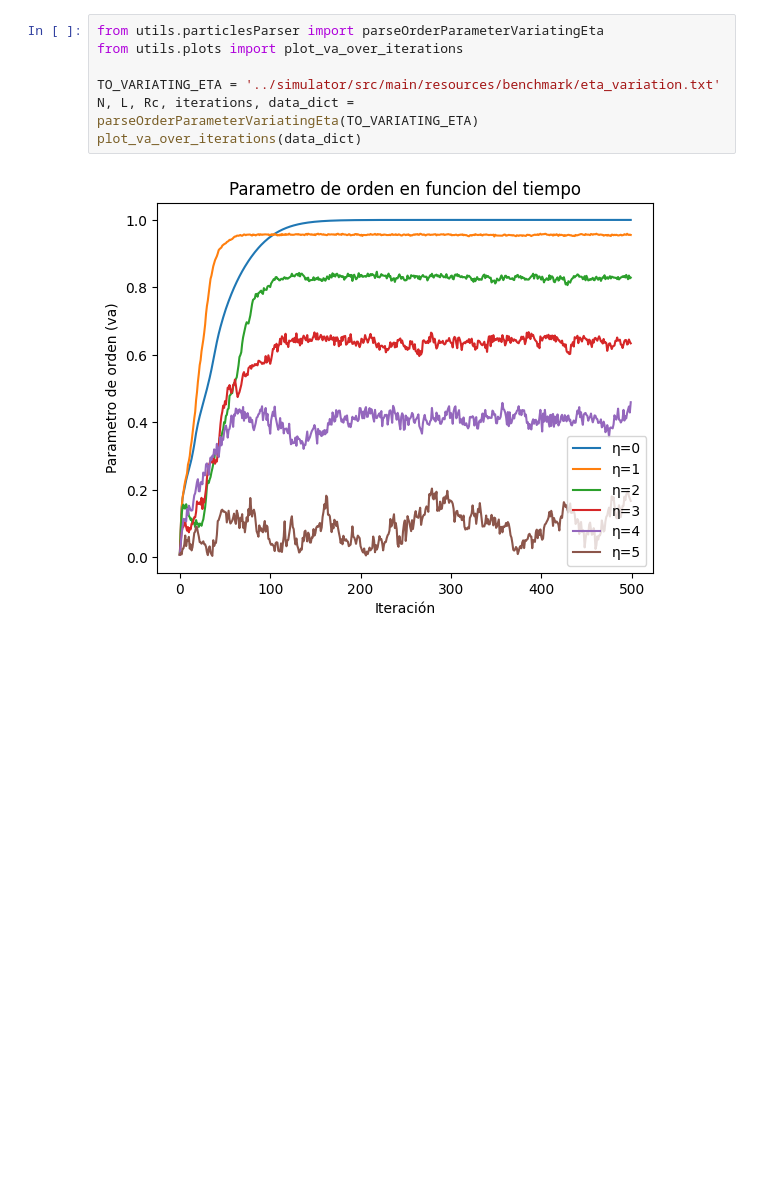
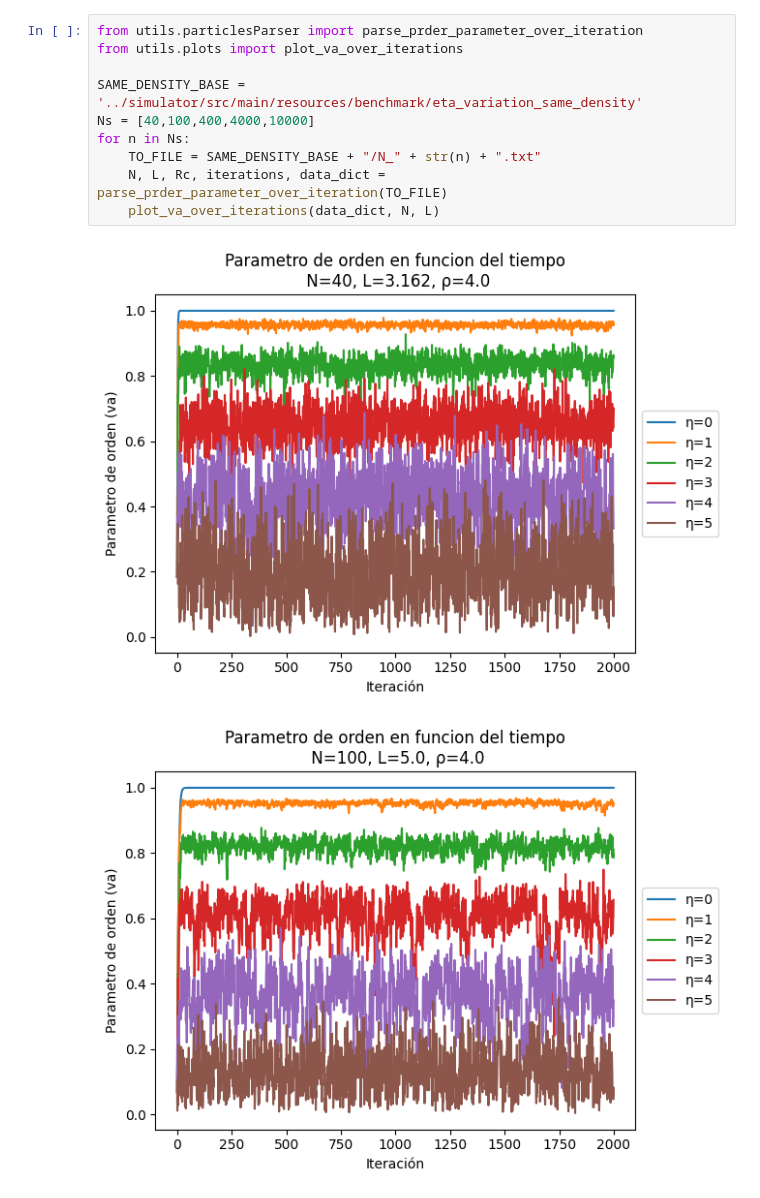
Before and after one commit to lukyferreiro/TPs-SS, a Jupyter notebook: TP2/animation/benchmark.ipynb, the cells around one changed output. Drawn from its saved outputs; the diff is of its cells as text; blank space fills up the shorter version.

Commit message:
Create plots

```diff
--- a/TP2/animation/benchmark.ipynb
+++ b/TP2/animation/benchmark.ipynb
@@ -1,9 +1,13 @@
 # %%
-from utils.particlesParser import parseOrderParameterVariatingEta
+from utils.particlesParser import parse_prder_parameter_over_iteration
 from utils.plots import plot_va_over_iterations
 
-TO_VARIATING_ETA = '../simulator/src/main/resources/benchmark/eta_variation.txt'
-N, L, Rc, iterations, data_dict = parseOrderParameterVariatingEta(TO_VARIATING_ETA)
-plot_va_over_iterations(data_dict)
+SAME_DENSITY_BASE = '../simulator/src/main/resources/benchmark/eta_variation_same_density'
+Ns = [40,100,400,4000,10000]
+for n in Ns:
+    TO_FILE = SAME_DENSITY_BASE + "/N_" + str(n) + ".txt"
+    N, L, Rc, iterations, data_dict = parse_prder_parameter_over_iteration(TO_FILE)
+    plot_va_over_iterations(data_dict, N, L)
 # %% [output]
-[figure, old version]
+[figure, new version]
+[figure, added]
```
Also changed, not shown: parts of 6 cells of this notebook, 8 other files.
